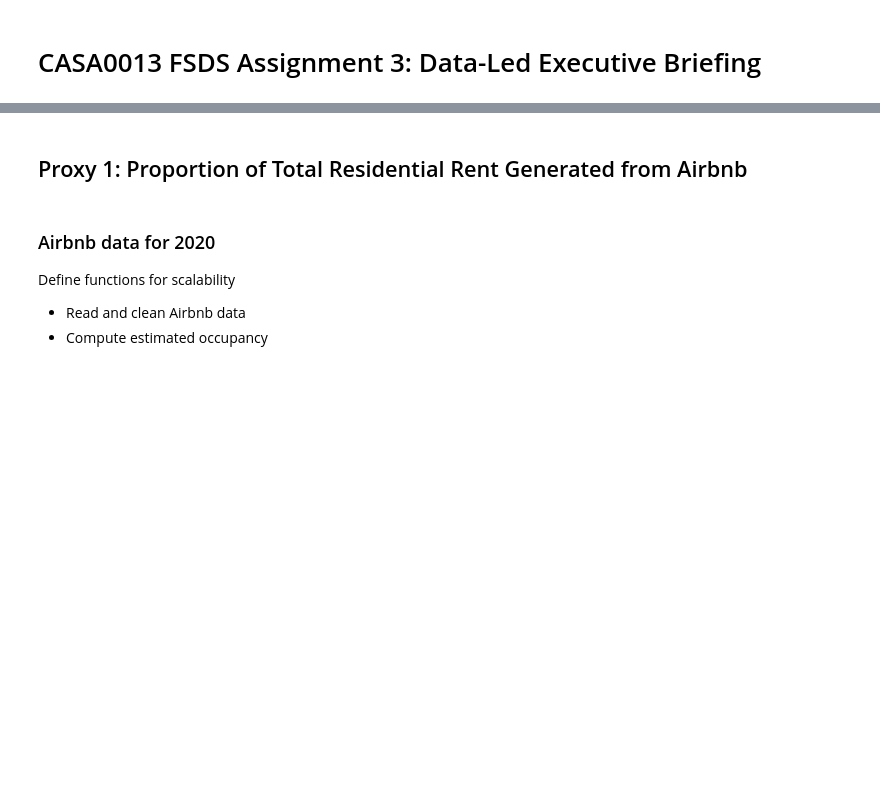
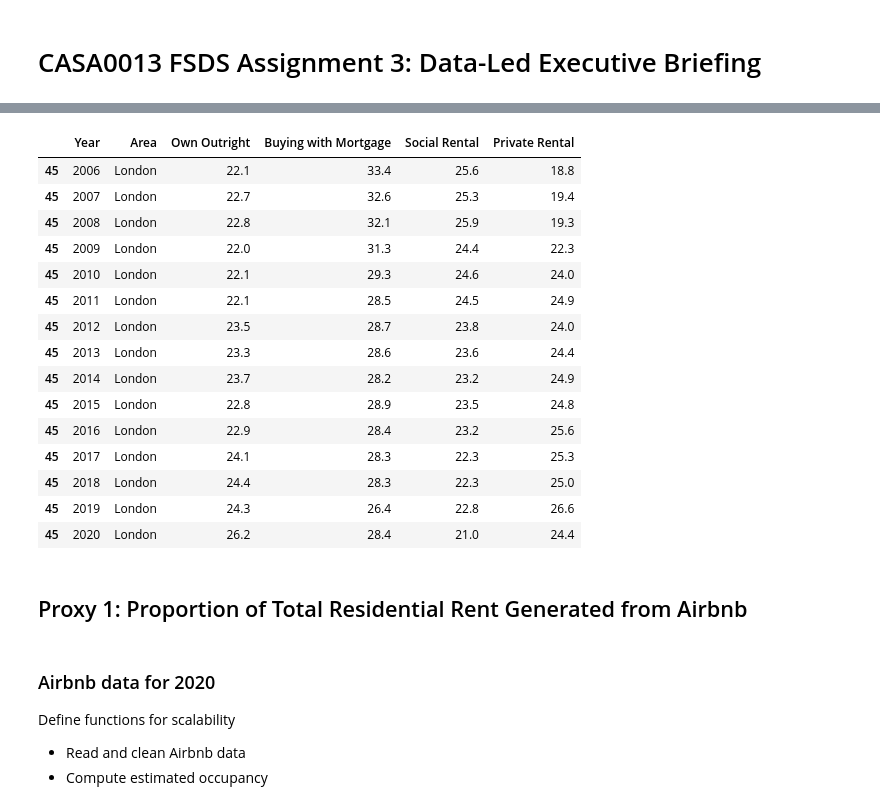
Before and after one commit to ngliangwei15/CASA0013-Assignment3, a Jupyter notebook: Analysis.ipynb, the cells around one changed output, grey strips where cells are left out. Saved outputs shown, nothing was run; the diff lists cells and outputs as text; code cells hidden in the pictures; blank space fills up the shorter version.

```diff
--- a/Analysis.ipynb
+++ b/Analysis.ipynb
@@ -15,3 +48,22 @@ from sklearn.preprocessing import MinMaxScaler
+# %%
+tenure
+# %% [output]
+|  | Year | Area | Own Outright | Buying with Mortgage | Social Rental | Private Rental |
+| 45 | 2006 | London | 22.1 | 33.4 | 25.6 | 18.8 |
+| 45 | 2007 | London | 22.7 | 32.6 | 25.3 | 19.4 |
+| 45 | 2008 | London | 22.8 | 32.1 | 25.9 | 19.3 |
+| 45 | 2009 | London | 22.0 | 31.3 | 24.4 | 22.3 |
+| 45 | 2010 | London | 22.1 | 29.3 | 24.6 | 24.0 |
+| 45 | 2011 | London | 22.1 | 28.5 | 24.5 | 24.9 |
+| 45 | 2012 | London | 23.5 | 28.7 | 23.8 | 24.0 |
+| 45 | 2013 | London | 23.3 | 28.6 | 23.6 | 24.4 |
+| 45 | 2014 | London | 23.7 | 28.2 | 23.2 | 24.9 |
+| 45 | 2015 | London | 22.8 | 28.9 | 23.5 | 24.8 |
+| 45 | 2016 | London | 22.9 | 28.4 | 23.2 | 25.6 |
+| 45 | 2017 | London | 24.1 | 28.3 | 22.3 | 25.3 |
+| 45 | 2018 | London | 24.4 | 28.3 | 22.3 | 25.0 |
+| 45 | 2019 | London | 24.3 | 26.4 | 22.8 | 26.6 |
+| 45 | 2020 | London | 26.2 | 28.4 | 21.0 | 24.4 |
 # %% [markdown]
 ## Proxy 1: Proportion of Total Residential Rent Generated from Airbnb
 # %% [markdown]
```
Also changed, not shown: parts of 2 cells of this notebook.
